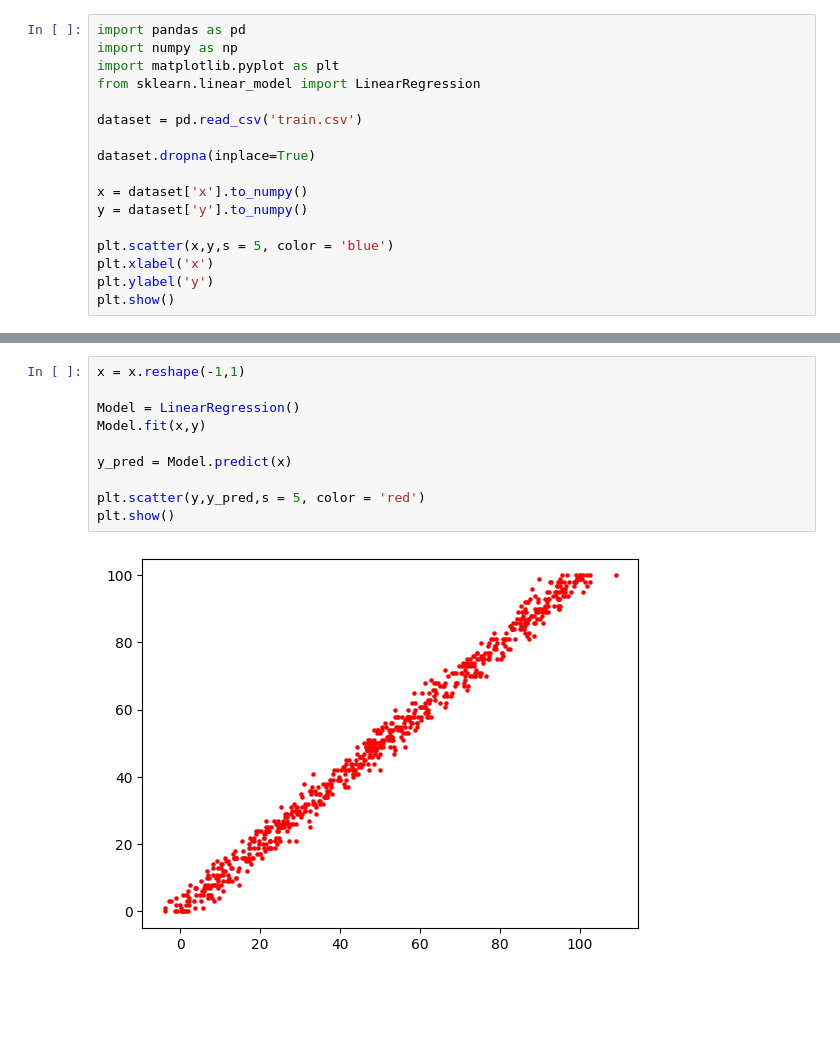
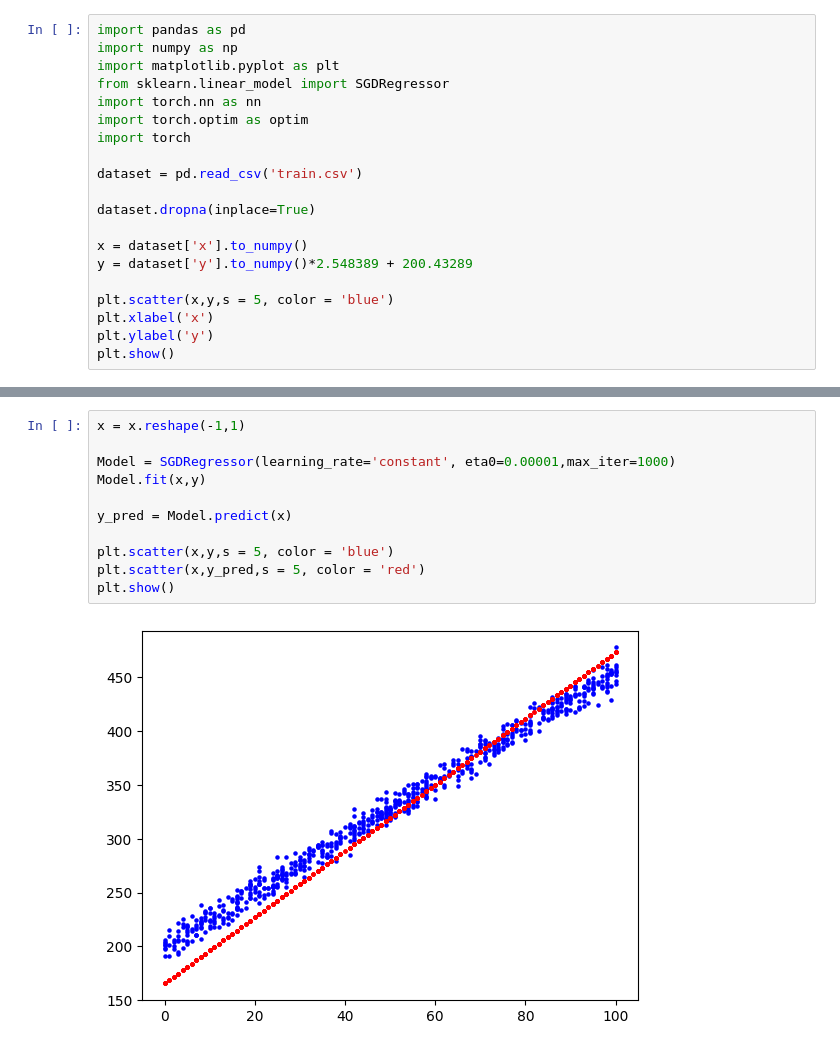
Before and after one commit to indian-coder-aarush/Learning, a Jupyter notebook: pandas-course.ipynb, the cells around one changed output, grey strips where cells are left out. Saved outputs shown, nothing was run; the diff lists cells and outputs as text; blank space fills up the shorter version.

Commit message:
implmented linear regression in scikit learn and pytorch

```diff
--- a/pandas-course.ipynb
+++ b/pandas-course.ipynb
@@ -2,14 +2,17 @@
 import pandas as pd
 import numpy as np
 import matplotlib.pyplot as plt
-from sklearn.linear_model import LinearRegression
+from sklearn.linear_model import SGDRegressor
+import torch.nn as nn
+import torch.optim as optim
+import torch
 
 dataset = pd.read_csv('train.csv')
 
 dataset.dropna(inplace=True)
 
 x = dataset['x'].to_numpy()
-y = dataset['y'].to_numpy()
+y = dataset['y'].to_numpy()*2.548389 + 200.43289
 
 plt.scatter(x,y,s = 5, color = 'blue')
 plt.xlabel('x')
@@ -20,12 +23,13 @@ plt.show()
 # %%
 x = x.reshape(-1,1)
 
-Model = LinearRegression()
+Model = SGDRegressor(learning_rate='constant', eta0=0.00001,max_iter=1000)
 Model.fit(x,y)
 
 y_pred = Model.predict(x)
 
-plt.scatter(y,y_pred,s = 5, color = 'red')
+plt.scatter(x,y,s = 5, color = 'blue')
+plt.scatter(x,y_pred,s = 5, color = 'red')
 plt.show()
 # %% [output]
-[figure, old version]
+[figure, new version]
```
Also changed, not shown: parts of 2 cells of this notebook.
